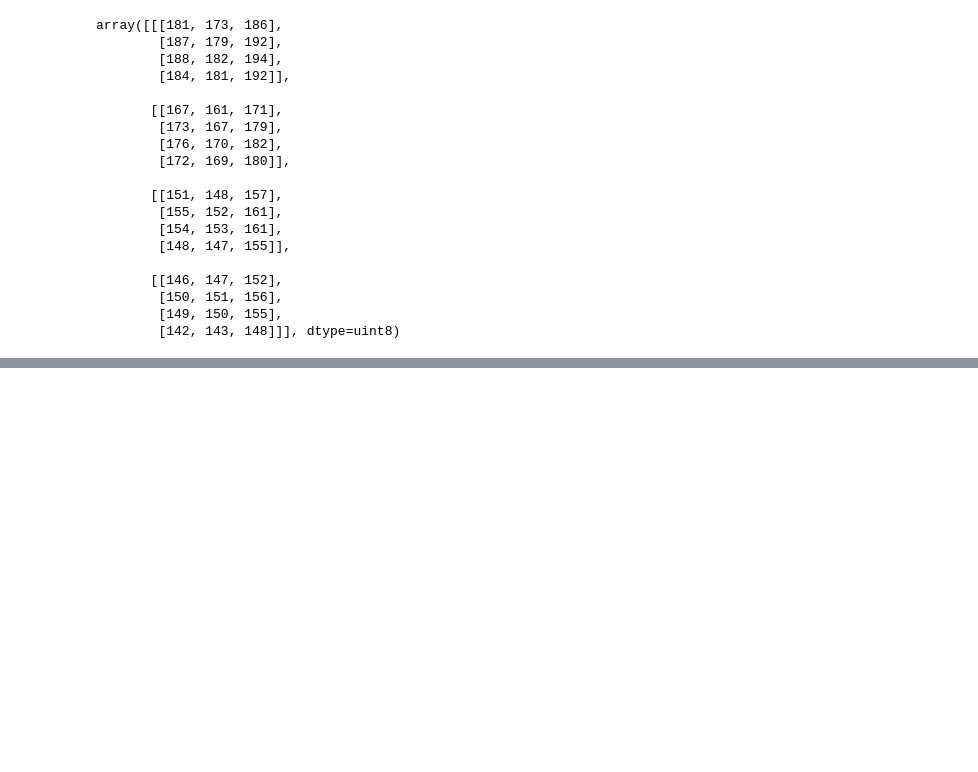
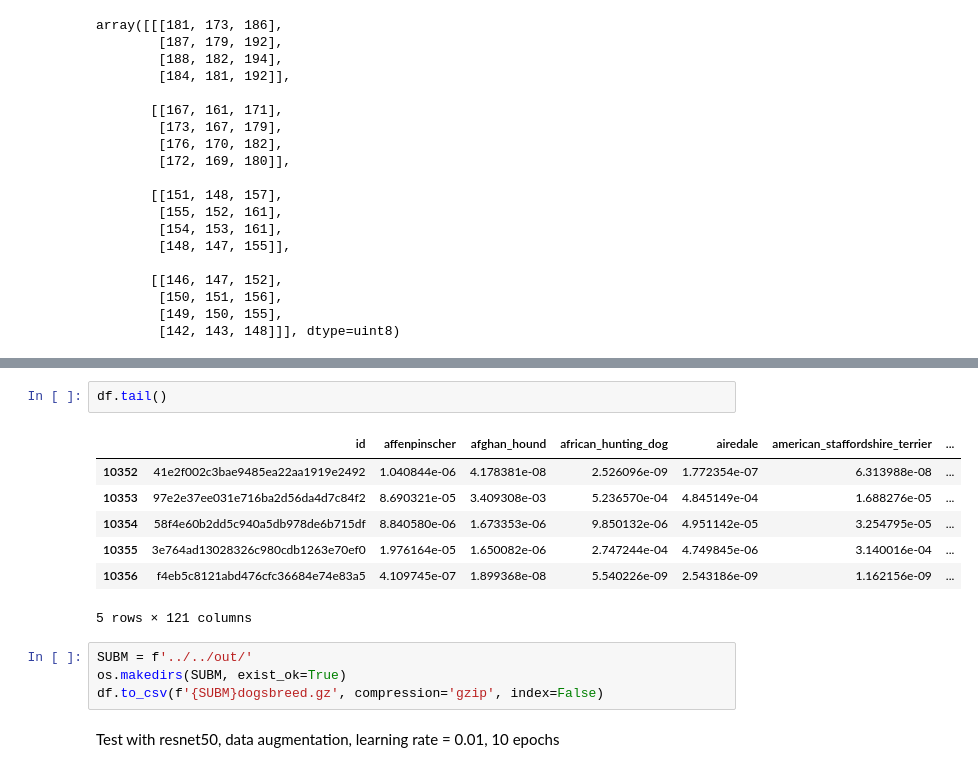
Before and after one commit to HMC152-Fall2018/assign1-monica-and-ewan, a Jupyter notebook: assignment1.ipynb, the cells around one changed output, grey strips where cells are left out. Saved outputs shown, nothing was run; the diff lists cells and outputs as text; blank space fills up the shorter version.

```diff
--- a/assignment1.ipynb
+++ b/assignment1.ipynb
@@ -126,0 +225,16 @@ UnicodeDecodeError: 'ascii' codec can't decode byte 0xff in position 30: ordinal
+# %%
+df.tail()
+# %% [output]
+|  | id | affenpinscher | afghan_hound | african_hunting_dog | airedale | american_staffordshire_terrier | ... |
+| 10352 | 41e2f002c3bae9485ea22aa1919e2492 | 1.040844e-06 | 4.178381e-08 | 2.526096e-09 | 1.772354e-07 | 6.313988e-08 | ... |
+| 10353 | 97e2e37ee031e716ba2d56da4d7c84f2 | 8.690321e-05 | 3.409308e-03 | 5.236570e-04 | 4.845149e-04 | 1.688276e-05 | ... |
+| 10354 | 58f4e60b2dd5c940a5db978de6b715df | 8.840580e-06 | 1.673353e-06 | 9.850132e-06 | 4.951142e-05 | 3.254795e-05 | ... |
+| 10355 | 3e764ad13028326c980cdb1263e70ef0 | 1.976164e-05 | 1.650082e-06 | 2.747244e-04 | 4.749845e-06 | 3.140016e-04 | ... |
+| 10356 | f4eb5c8121abd476cfc36684e74e83a5 | 4.109745e-07 | 1.899368e-08 | 5.540226e-09 | 2.543186e-09 | 1.162156e-09 | ... |
+5 rows × 121 columns
+# %%
+SUBM = f'../../out/'
+os.makedirs(SUBM, exist_ok=True)
+df.to_csv(f'{SUBM}dogsbreed.gz', compression='gzip', index=False)
+# %% [markdown]
+Test with resnet50, data augmentation, learning rate = 0.01, 10 epochs
```
Also changed, not shown: parts of 37 cells of this notebook.
